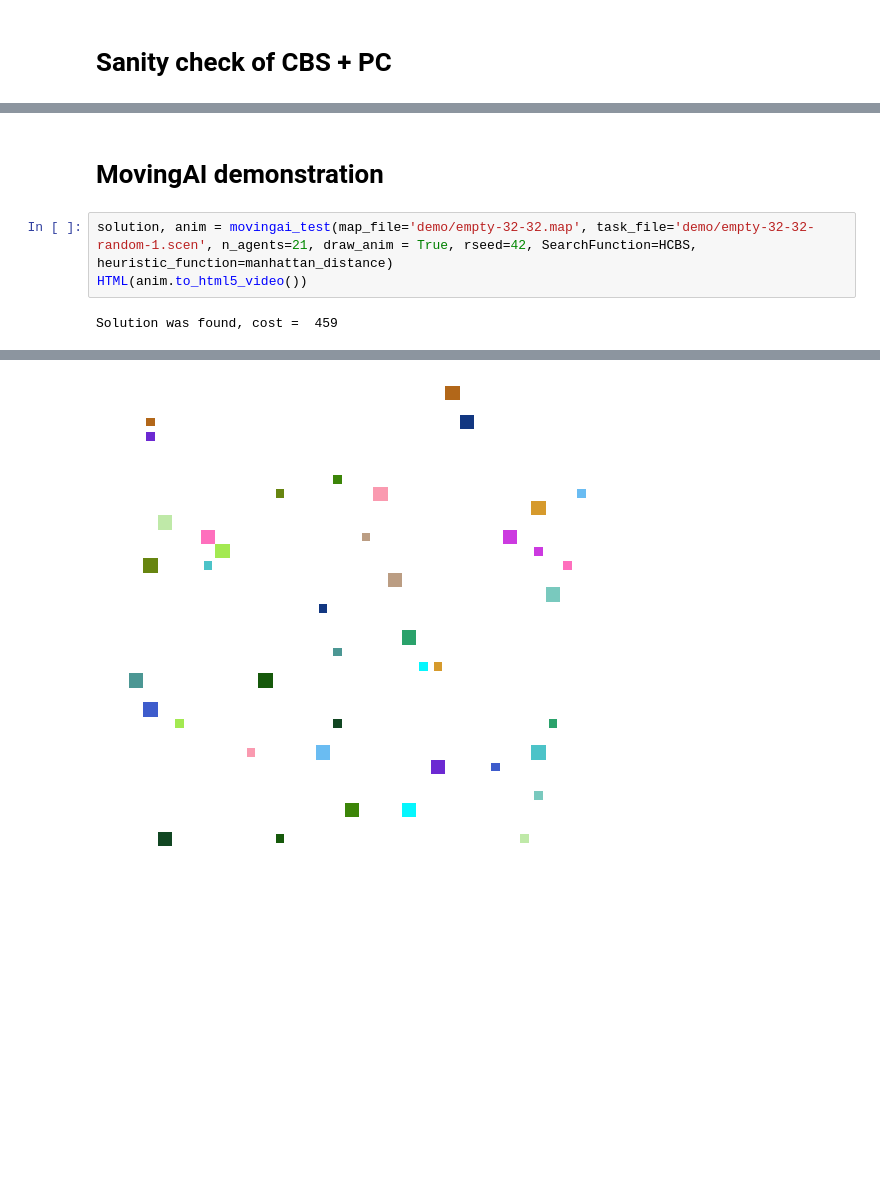
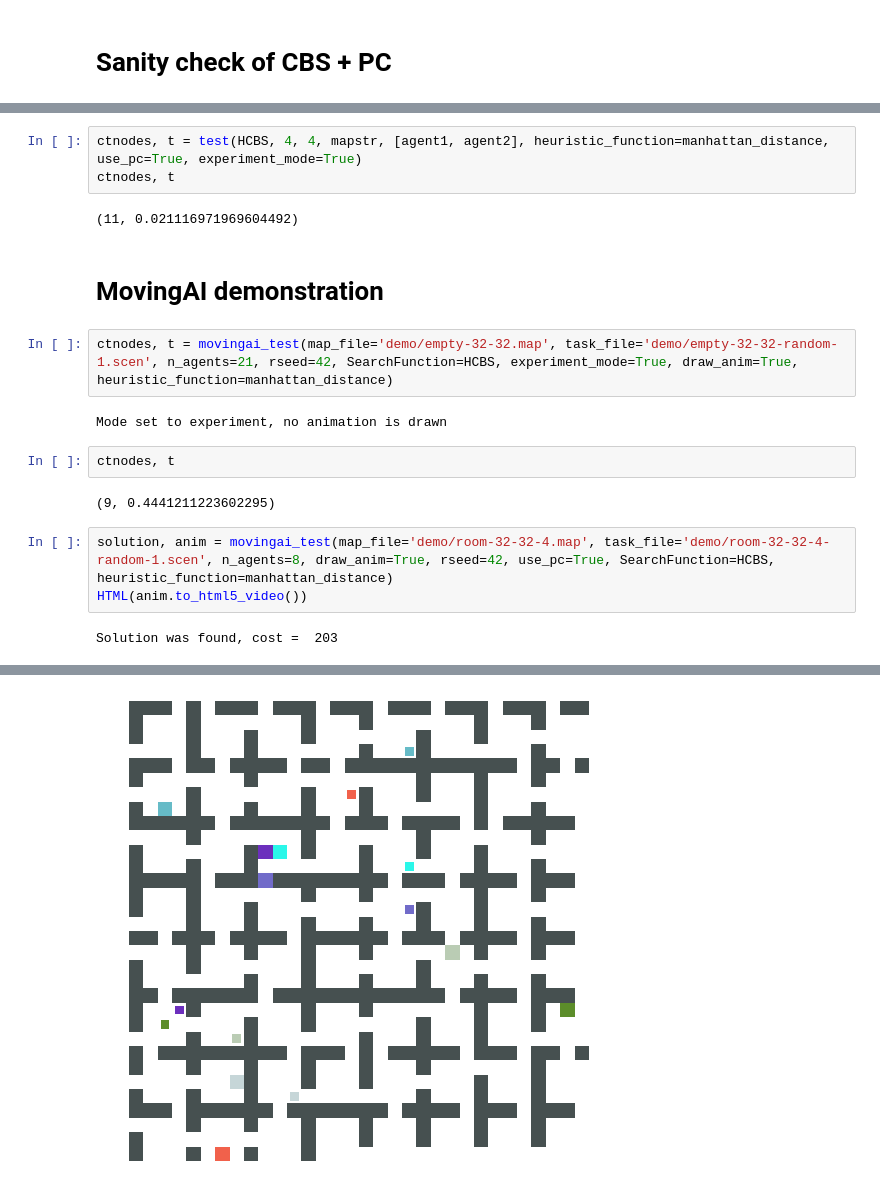
Before and after one commit to Stepan-Makarenko/Multi-agent-pathfinding-CBS-ICBS, a Jupyter notebook: Explore.ipynb, the cells around one changed output, grey strips where cells are left out. Drawn from its saved outputs; the diff is of its cells as text; blank space fills up the shorter version.

```diff
--- a/Explore.ipynb
+++ b/Explore.ipynb
@@ -41,9 +46,22 @@ Solution was found, cost =  9
+# %%
+ctnodes, t = test(HCBS, 4, 4, mapstr, [agent1, agent2], heuristic_function=manhattan_distance, use_pc=True, experiment_mode=True)
+ctnodes, t
+# %% [output]
+(11, 0.021116971969604492)
 # %% [markdown]
 # MovingAI demonstration
+# %%
+ctnodes, t = movingai_test(map_file='demo/empty-32-32.map', task_file='demo/empty-32-32-random-1.scen', n_agents=21, rseed=42, SearchFunction=HCBS, experiment_mode=True, draw_anim=True, heuristic_function=manhattan_distance)
+# %% [output]
+Mode set to experiment, no animation is drawn
+# %%
+ctnodes, t
+# %% [output]
+(9, 0.4441211223602295)
 # %%
-solution, anim = movingai_test(map_file='demo/empty-32-32.map', task_file='demo/empty-32-32-random-1.scen', n_agents=21, draw_anim = True, rseed=42, SearchFunction=HCBS, heuristic_function=manhattan_distance)
+solution, anim = movingai_test(map_file='demo/room-32-32-4.map', task_file='demo/room-32-32-4-random-1.scen', n_agents=8, draw_anim=True, rseed=42, use_pc=True, SearchFunction=HCBS, heuristic_function=manhattan_distance)
 HTML(anim.to_html5_video())
 # %% [output]
-Solution was found, cost =  459
+Solution was found, cost =  203
 [interactive output not drawn]
-[figure, old version]
+[figure, new version]
```
Also changed, not shown: parts of 5 cells of this notebook, 4 other files.
